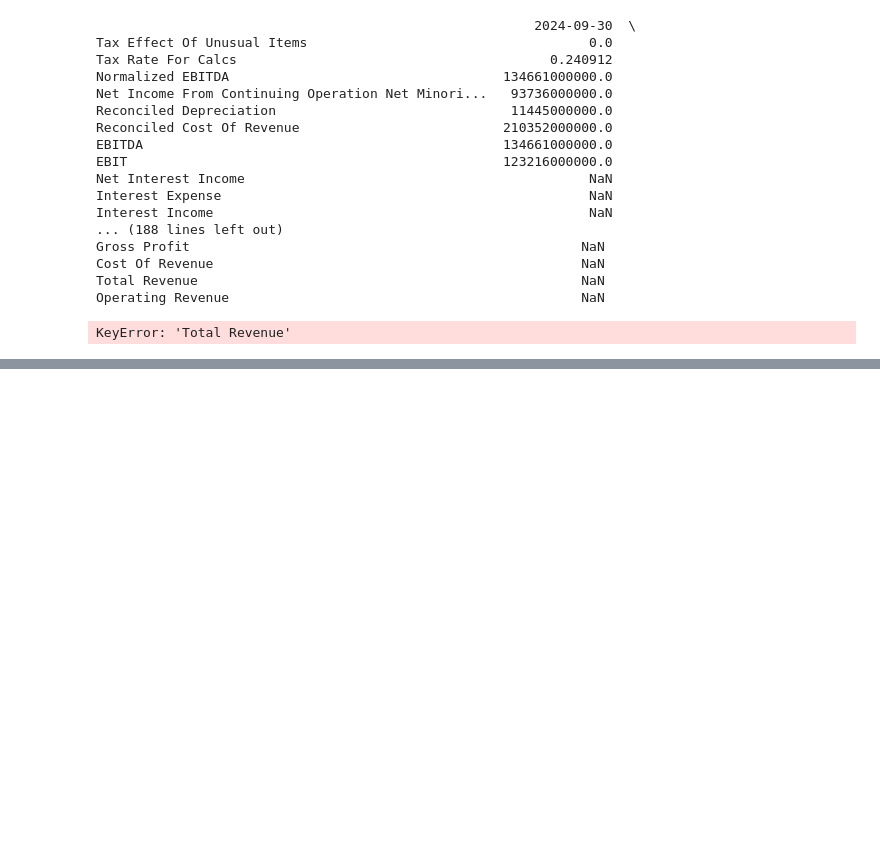
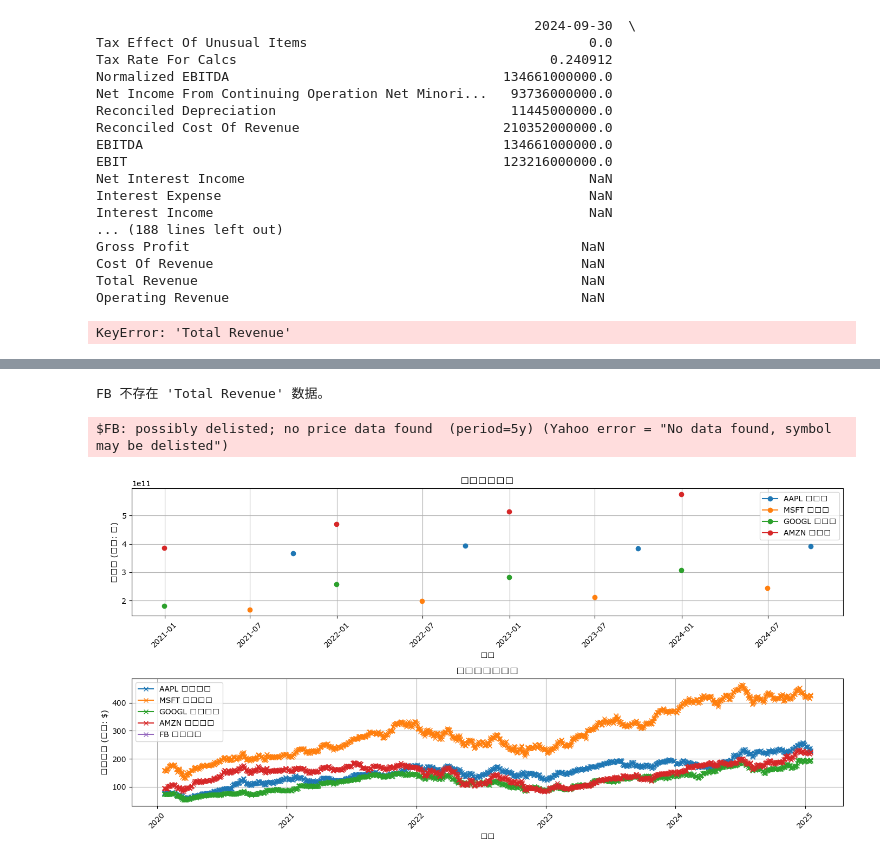
Before and after one commit to nickwong8838/mypythone, a Jupyter notebook: 0120fin.ipynb, the cells around one changed output, grey strips where cells are left out. Drawn from its saved outputs; the diff is of its cells as text; code cells hidden in the pictures; blank space fills up the shorter version.

```diff
--- a/0120fin.ipynb
+++ b/0120fin.ipynb
@@ -236,0 +218,70 @@ FB 不存在 'Total Revenue' 数据。
+# %%
+import yfinance as yf
+import pandas as pd
+import matplotlib.pyplot as plt
+
+# 定义需要分析的企业股票代码
+symbols = ['AAPL', 'MSFT', 'GOOGL', 'AMZN', 'FB']  # 苹果、微软、谷歌、亚马逊、Meta
+
+# 创建空字典存储营业收入和股票价格数据
+revenue_data = {}
+price_data = {}
+
+# 循环获取每个企业的财务数据和股票价格
+for symbol in symbols:
+    stock = yf.Ticker(symbol)
+
+    # 获取总收入数据
+    financials = stock.financials
+    if 'Total Revenue' in financials.index:
+        revenue = financials.loc['Total Revenue']
+        revenue_data[symbol] = revenue
+    else:
+        print(f"{symbol} 不存在 'Total Revenue' 数据。")
+
+    # 获取股票价格数据（使用历史数据）
+    price_history = stock.history(period='5y')  # 获取过去5年的数据
+    price_data[symbol] = price_history['Close']
+
+# 将数据转换为 DataFrame
+revenue_df = pd.DataFrame(revenue_data)
+price_df = pd.DataFrame(price_data)
+
+# 检查是否获取到数据
+if not revenue_df.empty and not price_df.empty:
+    # 计算增长率
+    growth_rate_df = revenue_df.pct_change(axis=0) * 100  # 计算百分比变化
+
+    # 绘制总收入和股票价格折线图
+    plt.figure(figsize=(14, 7))
+
+    # 绘制总收入
+    plt.subplot(2, 1, 1)
+    for symbol in revenue_df.columns:
+        plt.plot(revenue_df.index, revenue_df[symbol], marker='o', label=f'{symbol} 总收入')
+    plt.title('总收入折线图')
+    plt.xlabel('年度')
+    plt.ylabel('总收入 (单位: 亿)')
+    plt.xticks(rotation=45)
+    plt.legend()
+    plt.grid()
+
+    # 绘制股票价格
+    plt.subplot(2, 1, 2)
+    for symbol in price_df.columns:
+        plt.plot(price_df.index, price_df[symbol], marker='x', label=f'{symbol} 股票价格')
+    plt.title('股票价格折线图')
+    plt.xlabel('日期')
+    plt.ylabel('股票价格 (单位: $)')
+    plt.xticks(rotation=45)
+    plt.legend()
+    plt.grid()
+
+    plt.tight_layout()
+    plt.show()
+else:
+    print("没有可用的总收入或股票价格数据。")
+# %% [output]
+FB 不存在 'Total Revenue' 数据。
+$FB: possibly delisted; no price data found  (period=5y) (Yahoo error = "No data found, symbol may be delisted")
+[figure, added]
```
Also changed, not shown: parts of 6 cells of this notebook.
